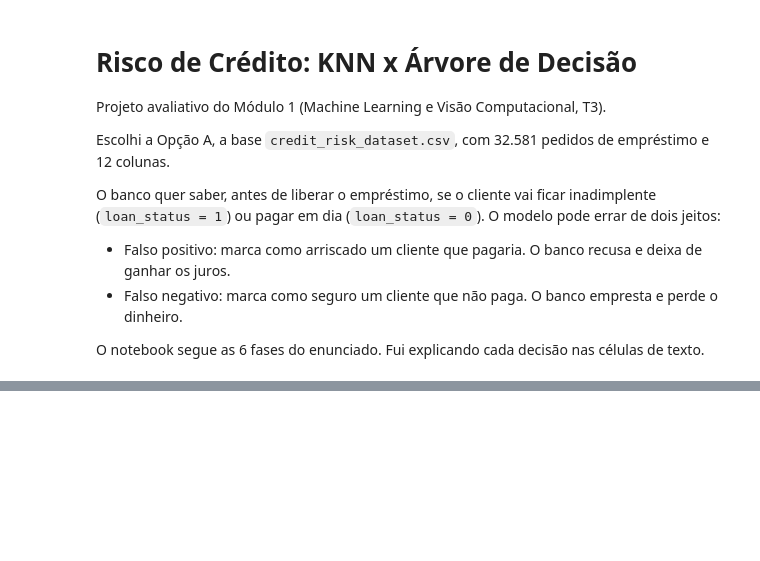
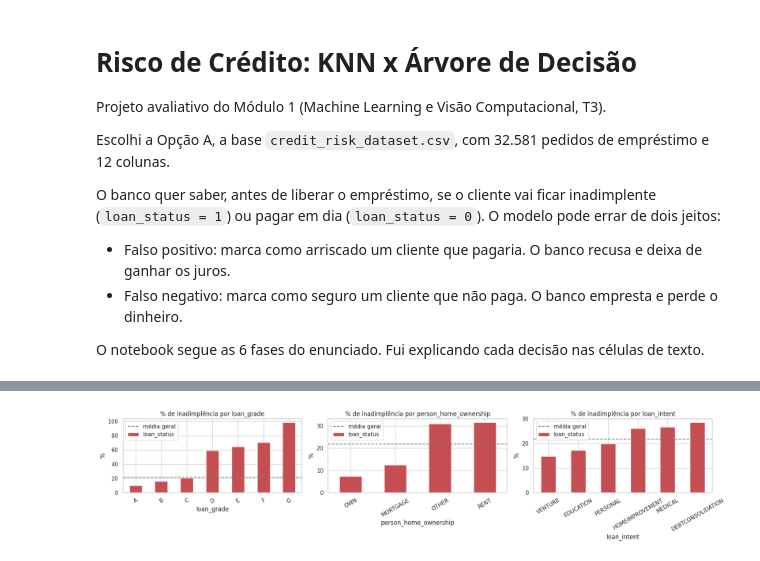
Before and after one commit to PaulaKinder/Machine-Learning-e-Visao-Computacional-T3-Projeto-Avaliativo-Modulo-1-, a Jupyter notebook: risco_credito.ipynb, the cells around one changed output, grey strips where cells are left out. Saved outputs shown, nothing was run; the diff lists cells and outputs as text; code cells hidden in the pictures; blank space fills up the shorter version.

```diff
--- a/risco_credito.ipynb
+++ b/risco_credito.ipynb
@@ -39,0 +171,13 @@ pd.set_option("display.float_format", lambda v: f"{v:,.2f}")
+# %%
+# gráfico 4: inadimplência por categoria (as categóricas não entram no Pearson)
+fig, axes = plt.subplots(1, 3, figsize=(18, 4))
+for ax, c in zip(axes, ["loan_grade", "person_home_ownership", "loan_intent"]):
+    taxa = df.groupby(c)["loan_status"].mean().sort_values() if c != "loan_grade" \
+        else df.groupby(c)["loan_status"].mean()
+    taxa.mul(100).plot(kind="bar", ax=ax, color="#C44E52")
+    ax.axhline(df["loan_status"].mean() * 100, ls="--", color="gray", label="média geral")
+    ax.set_title(f"% de inadimplência por {c}"); ax.set_ylabel("%"); ax.legend()
+    ax.tick_params(axis="x", rotation=30)
+plt.tight_layout(); plt.savefig(f"{FIG_DIR}/04_inadimplencia_categorias.png", dpi=110); plt.show()
+# %% [output]
+[figure, added]
```
Also changed, not shown: parts of 13 cells of this notebook, 5 other files.
